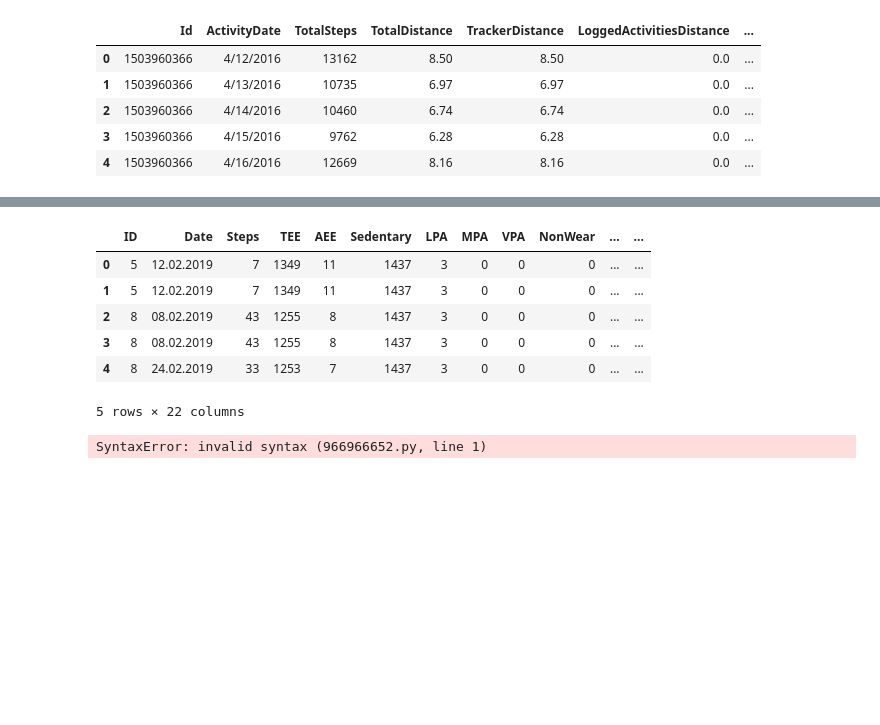
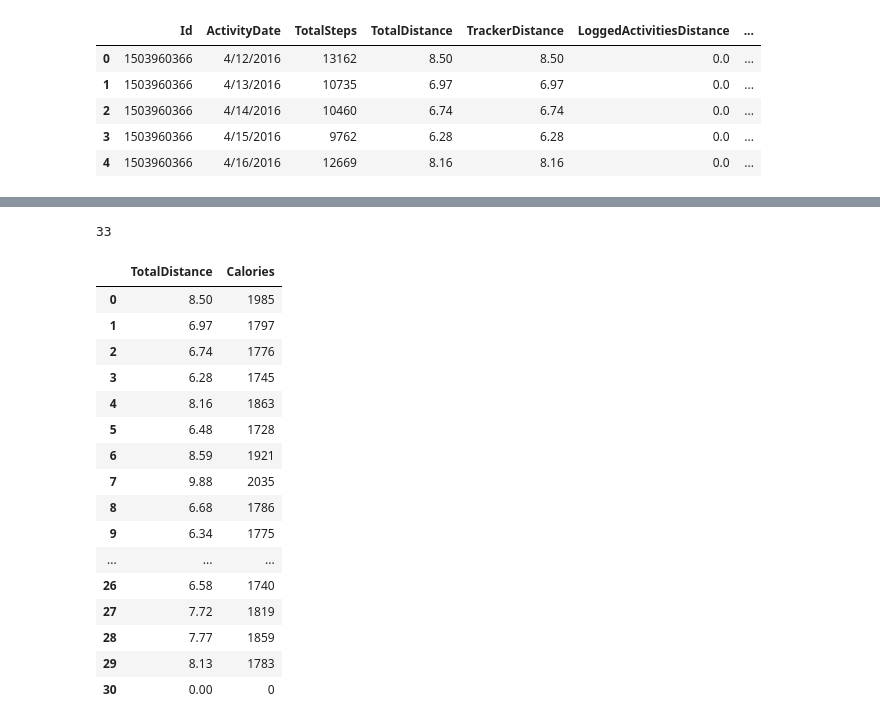
Before and after one commit to shabazmotan/Fitness-Tracking, a Jupyter notebook: Pyfitness.ipynb, the cells around one changed output, grey strips where cells are left out. Drawn from its saved outputs; the diff is of its cells as text; code cells hidden in the pictures; blank space fills up the shorter version.

```diff
--- a/Pyfitness.ipynb
+++ b/Pyfitness.ipynb
@@ -73,30 +20,7 @@ data_df1 = data_df.dropna()
-# %%
-data_df1.head()
-# %% [output]
-|  | ID | Date | Steps | TEE | AEE | Sedentary | LPA | MPA | VPA | NonWear | ... | ... |
-| 0 | 5 | 12.02.2019 | 7 | 1349 | 11 | 1437 | 3 | 0 | 0 | 0 | ... | ... |
-| 1 | 5 | 12.02.2019 | 7 | 1349 | 11 | 1437 | 3 | 0 | 0 | 0 | ... | ... |
-| 2 | 8 | 08.02.2019 | 43 | 1255 | 8 | 1437 | 3 | 0 | 0 | 0 | ... | ... |
-| 3 | 8 | 08.02.2019 | 43 | 1255 | 8 | 1437 | 3 | 0 | 0 | 0 | ... | ... |
-| 4 | 8 | 24.02.2019 | 33 | 1253 | 7 | 1437 | 3 | 0 | 0 | 0 | ... | ... |
-5 rows × 22 columns
-# %%
-lightly <- usage_min %>%
-  group_by(group, id) %>%
-  summarise(lightly_hr = round(mean(lightly_active)/60,2),.groups = "drop")
-low_ints <- usage_hr %>%
-  group_by(group, id) %>%
-  summarise(lightly_hr = round(mean(lightly_active)/60,2),
-            sedentary_hr = round(mean(sedentary_hr),0), .groups = "drop")
-# Reshape data
-low_ints_long <- gather(data = low_ints, key = "variables", value = "value", -c(group, id))
-# Plot lightly active minutes per day
-ggplot(low_ints_long, aes(group, value, fill=group))+
-  geom_boxplot(show.legend = TRUE)+
-  xlab("Groups of Users") + ylab("Hours") +
-  ggtitle("Comparison by Lightly Active / Sedentary Hours")+
-   theme(axis.text.x=element_blank(),axis.ticks.x=element_blank())+
-  facet_wrap(~variables)
-options(repr.plot.width = 14, repr.plot.height = 8)
-# %% [output]
-SyntaxError: invalid syntax (966966652.py, line 1)
+# %%
+#Calculate total # of individuals in study
+
+unique_ID = len(dfactivity["Id"].unique())
+print(unique_ID)
+# %% [output]
+33
@@ -102,0 +29,20 @@ SyntaxError: invalid syntax (966966652.py, line 1)
+# %%
+dfactivity.loc[dfactivity["Id"] == 1503960366, ["TotalDistance", "Calories"]]
+# %% [output]
+|  | TotalDistance | Calories |
+| 0 | 8.50 | 1985 |
+| 1 | 6.97 | 1797 |
+| 2 | 6.74 | 1776 |
+| 3 | 6.28 | 1745 |
+| 4 | 8.16 | 1863 |
+| 5 | 6.48 | 1728 |
+| 6 | 8.59 | 1921 |
+| 7 | 9.88 | 2035 |
+| 8 | 6.68 | 1786 |
+| 9 | 6.34 | 1775 |
+| ... | ... | ... |
+| 26 | 6.58 | 1740 |
+| 27 | 7.72 | 1819 |
+| 28 | 7.77 | 1859 |
+| 29 | 8.13 | 1783 |
+| 30 | 0.00 | 0 |
```
Also changed, not shown: parts of 13 cells of this notebook.
